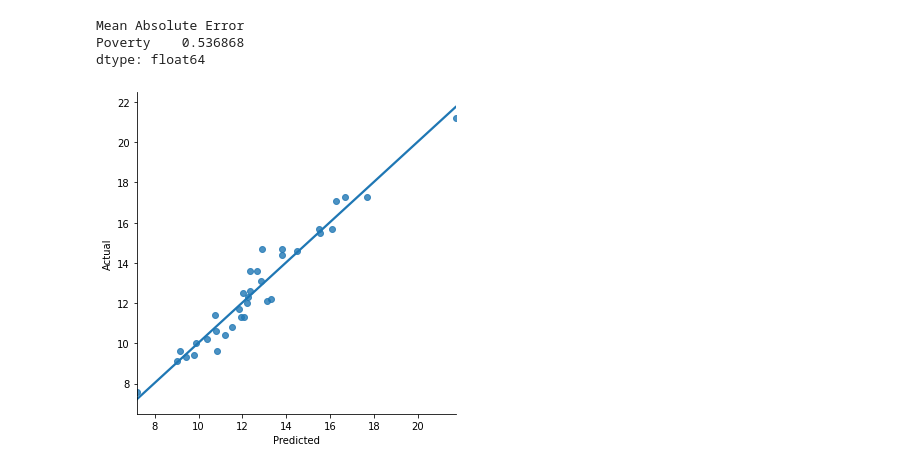
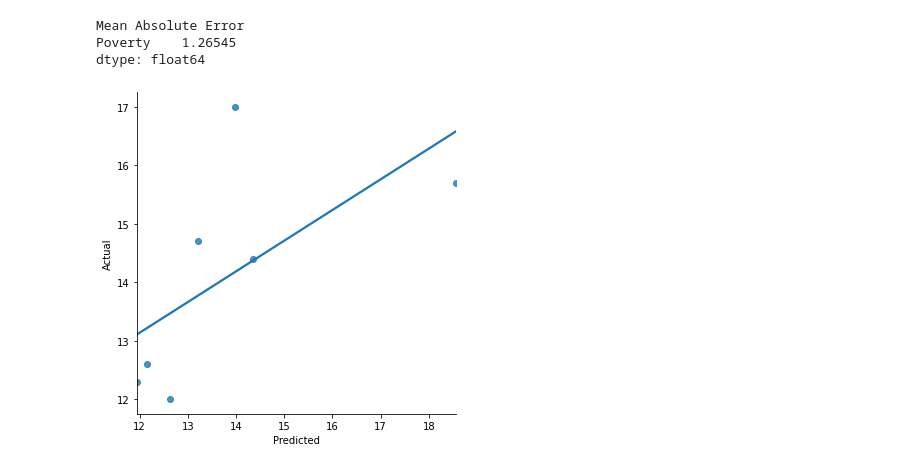
Before and after one commit to thistleknot/python-ml, a Jupyter notebook: code/Elastic and Sequential Comparisons.ipynb, the cells around one changed output. Saved outputs shown, nothing was run; the diff lists cells and outputs as text; code cells hidden in the pictures.

```diff
--- a/code/Elastic and Sequential Comparisons.ipynb
+++ b/code/Elastic and Sequential Comparisons.ipynb
@@ -341,24 +446,28 @@ Diagnostic Tests of Regression
 # %%
 #
 y_train_original = pd.DataFrame(ss_y_train.inverse_transform(pt_y_train_fit.inverse_transform(pt_y_train)),index=y_train.index,columns=y_train.columns)
 y_train_predicted = pd.DataFrame(ss_y_train.inverse_transform(pt_y_train_fit.inverse_transform(np.array(results.fittedvalues).reshape(-1,1))),index=y_train.index,columns=y_train.columns)
 
+temp_valid = pd.DataFrame(interaction.fit_transform(pd.DataFrame(pt_X_train_fit.transform(ss_X_train_scale_fit.transform(X_valid)),index=X_valid.index,columns=X_valid.columns)),index=X_valid.index,columns=interaction.get_feature_names(input_features=X_valid.columns))
+
+y_valid_ss_fitted = pd.DataFrame(ss_y_train_scale_fit.inverse_transform(pt_y_train_fit.inverse_transform(model_ss.predict(temp_valid[ss_sortedFeatures]))),index=y_valid.index,columns=[target])
 # summarize prediction
 print("Mean Absolute Error")
-print(mean(absolute(y_train_original-y_train_predicted)))
+print(mean(absolute(y_valid-y_valid_ss_fitted)))
 
-temp = pd.concat([y_train_predicted,y_train_original],axis=1)
+#temp = pd.concat([y_train_predicted,y_train_original],axis=1)
+temp = pd.concat([y_valid_ss_fitted,y_valid],axis=1)
 temp.columns = ['Predicted','Actual']
 
 sns.lmplot(x="Predicted",
            y="Actual",
            ci=None,
            data=temp);
 # %% [output]
 Mean Absolute Error
-Poverty    0.536868
+Poverty    1.26545
 dtype: float64
-[figure, old version]
+[figure, new version]
 # %%
 #model_Best = ElasticNet(alpha=best['alpha'], l1_ratio=best['lambda'])
 
```
Also changed, not shown: parts of 28 cells of this notebook.
